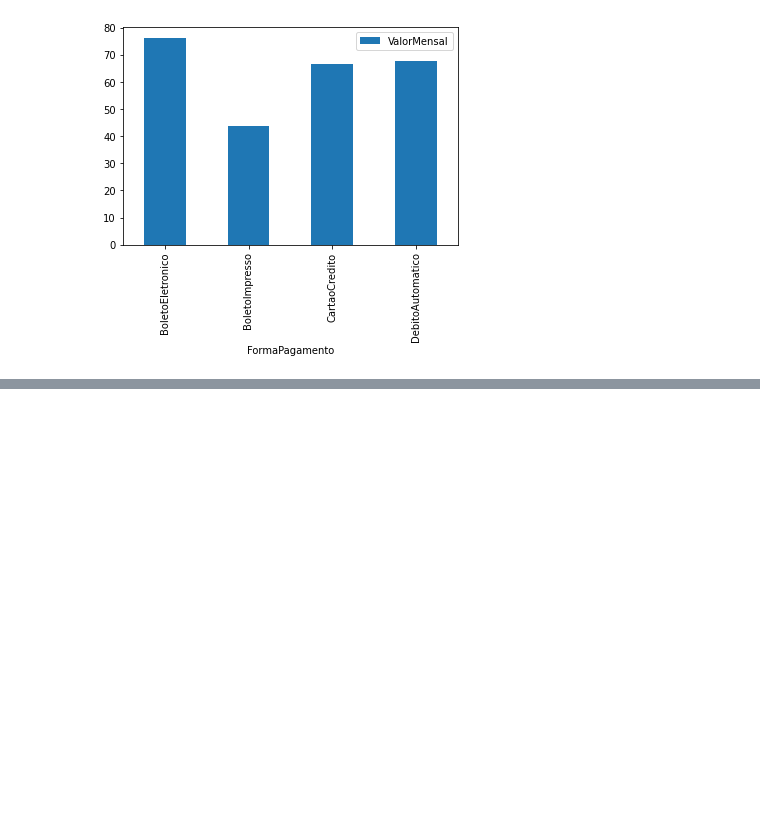
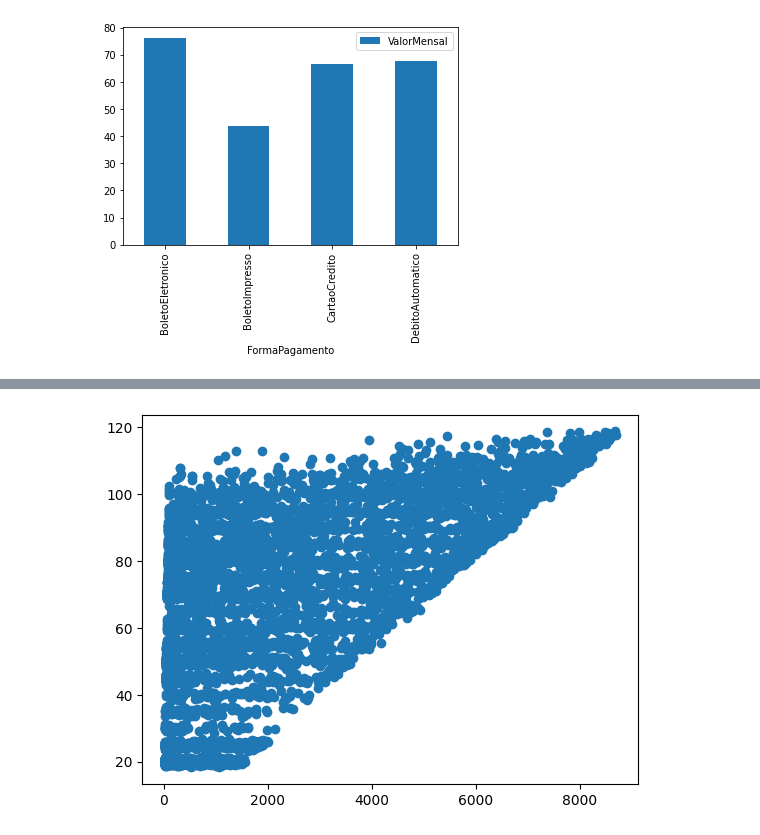
Before and after one commit to HodricVieira/Projeto-ICD-2022, a Jupyter notebook: projeto-dataset.ipynb, the cells around one changed output, grey strips where cells are left out. Cells and saved outputs as stored; diff of their text form; code cells hidden in the pictures; blank space fills up the shorter version.

```diff
--- a/projeto-dataset.ipynb
+++ b/projeto-dataset.ipynb
@@ -151,0 +157,5 @@ forma_pagamento.plot.bar()
+# %%
+plt.scatter(data["TotalGasto"],data["ValorMensal"])
+plt.show()
+# %% [output]
+[figure, added]
```
Also changed, not shown: parts of 2 cells of this notebook.
